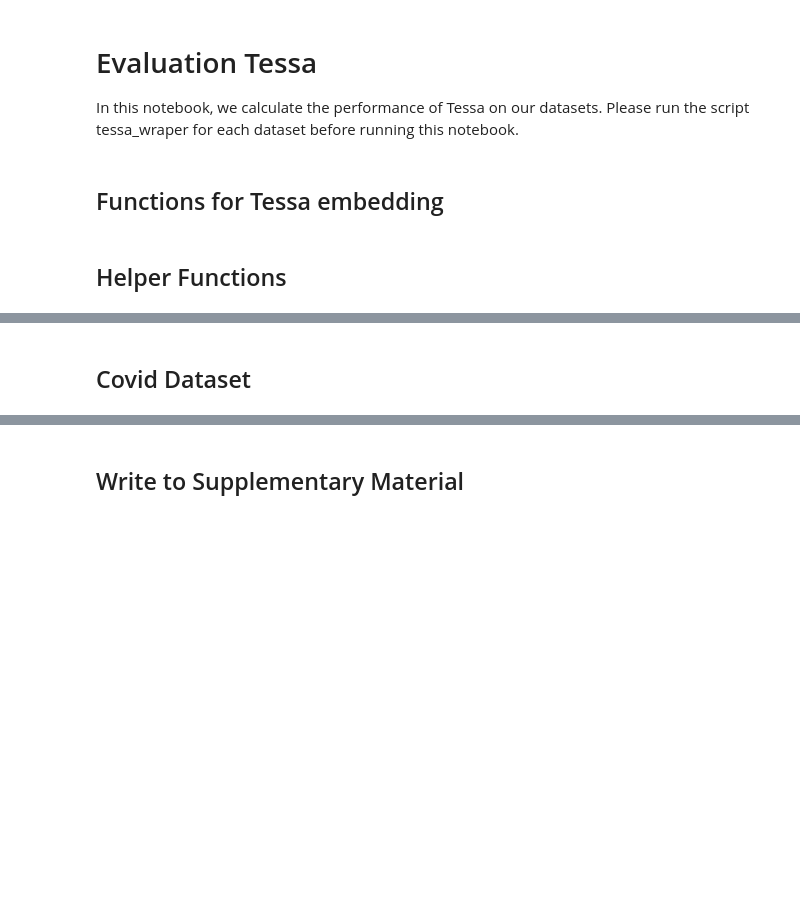
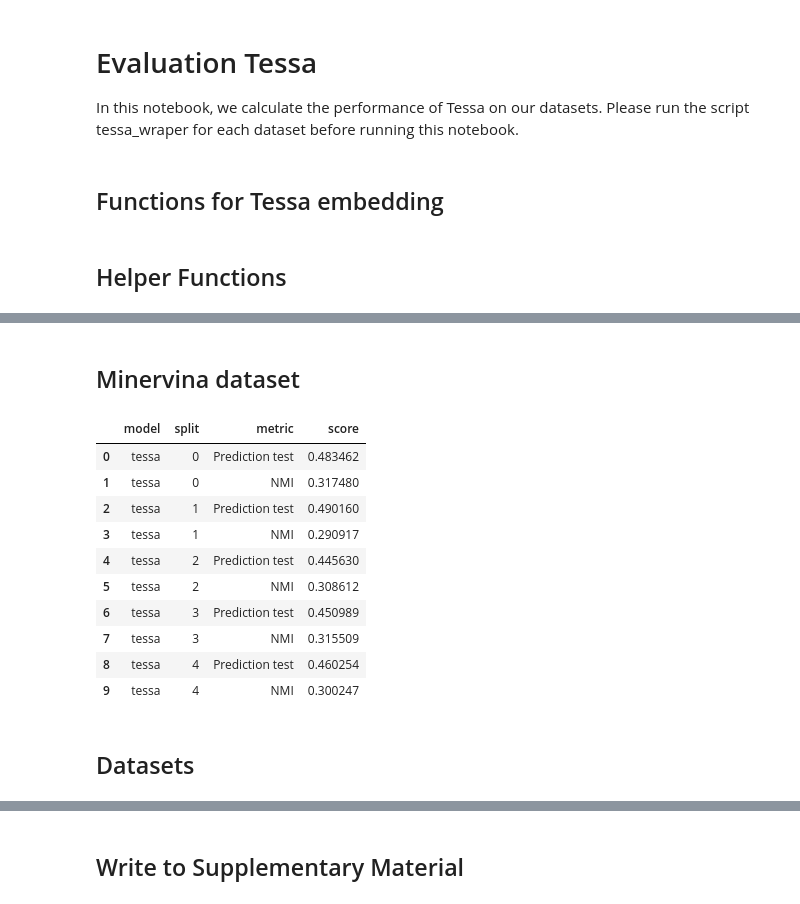
Before and after one commit to SchubertLab/mvTCR_reproducibility, a Jupyter notebook: evaluation/Evaluation_Fig_1_Tessa.ipynb, the cells around one changed output, grey strips where cells are left out. Saved outputs shown, nothing was run; the diff lists cells and outputs as text; code cells hidden in the pictures; blank space fills up the shorter version.

```diff
--- a/evaluation/Evaluation_Fig_1_Tessa.ipynb
+++ b/evaluation/Evaluation_Fig_1_Tessa.ipynb
@@ -241,3 +211,60 @@ results_10x_tessa_d2
+# %% [markdown]
+## Minervina dataset
+# %%
+dataset = 'Minervina'
+
+splits = []
+metrics = []
+scores = []
+
+for i in tqdm(range(5)):
+    split = f'split_{i}'
+
+    # KNN Evaluation
+    embedding_atlas = calculate_embedding(dataset, split, None, do_atlas=True, do_weighting=True)
+    embedding_query = calculate_embedding(dataset, split, None, do_atlas=False, do_weighting=True)
+
+    labels_atlas, labels_query = get_labels(split, dataset, col='epitope')
+
+    score = get_knn_classification(embedding_atlas, embedding_query, labels_atlas, labels_query)
+    score = score['weighted avg']['f1-score']
+
+    splits.append(i)
+    metrics.append(f'Prediction test')
+    scores.append(score)
+
+    # Clustering Evaluation
+    labels_atlas, _ = get_labels(split, dataset, return_df=True, col='epitope')
+    labels_predicted = get_tessa_clusters(split, dataset)
+    df_full = pd.concat([labels_atlas, labels_predicted], axis=1)
+    score = get_normalized_mutual_information(df_full['epitope'], df_full['cluster'])
+
+    splits.append(i)
+    metrics.append(f'NMI')
+    scores.append(score)
+
+
+results_min_tessa = {
+    'model': ['tessa'] * len(splits),
+    'split': splits,
+    'metric': metrics,
+    'score': scores,
+}
+results_min_tessa = pd.DataFrame(results_min_tessa)
+results_min_tessa.to_csv('../results/performance_tessa_minervina.csv')
+results_min_tessa
+# %% [output]
+|  | model | split | metric | score |
+| 0 | tessa | 0 | Prediction test | 0.483462 |
+| 1 | tessa | 0 | NMI | 0.317480 |
+| 2 | tessa | 1 | Prediction test | 0.490160 |
+| 3 | tessa | 1 | NMI | 0.290917 |
+| 4 | tessa | 2 | Prediction test | 0.445630 |
+| 5 | tessa | 2 | NMI | 0.308612 |
+| 6 | tessa | 3 | Prediction test | 0.450989 |
+| 7 | tessa | 3 | NMI | 0.315509 |
+| 8 | tessa | 4 | Prediction test | 0.460254 |
+| 9 | tessa | 4 | NMI | 0.300247 |
 # %% [markdown]
-## Covid Dataset
+## Datasets
 # %%
```
Also changed, not shown: parts of 16 cells of this notebook, 4 other files.
